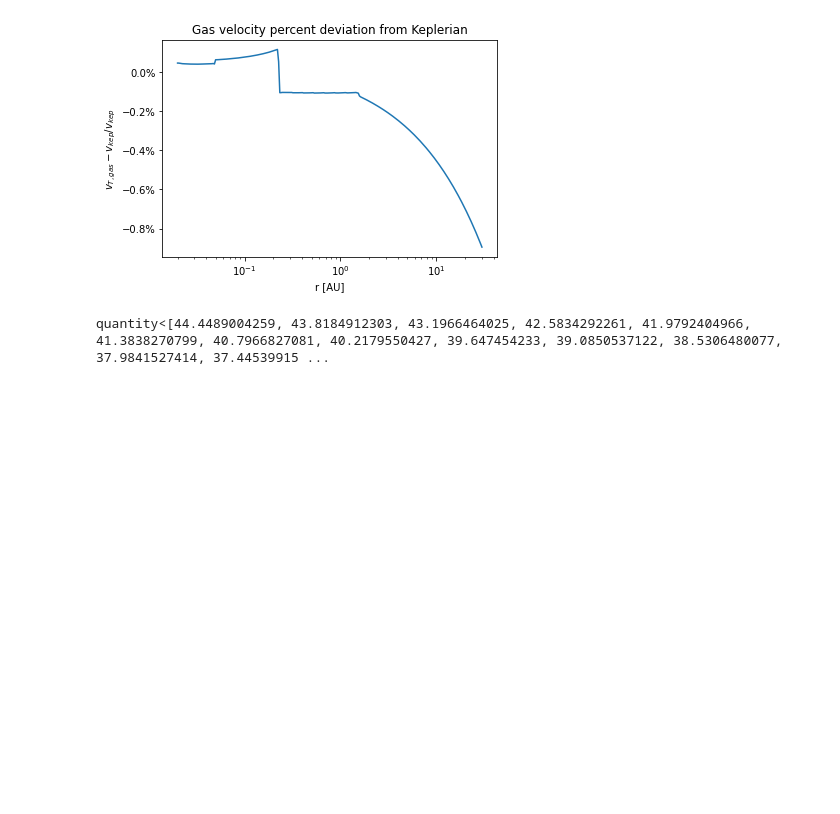
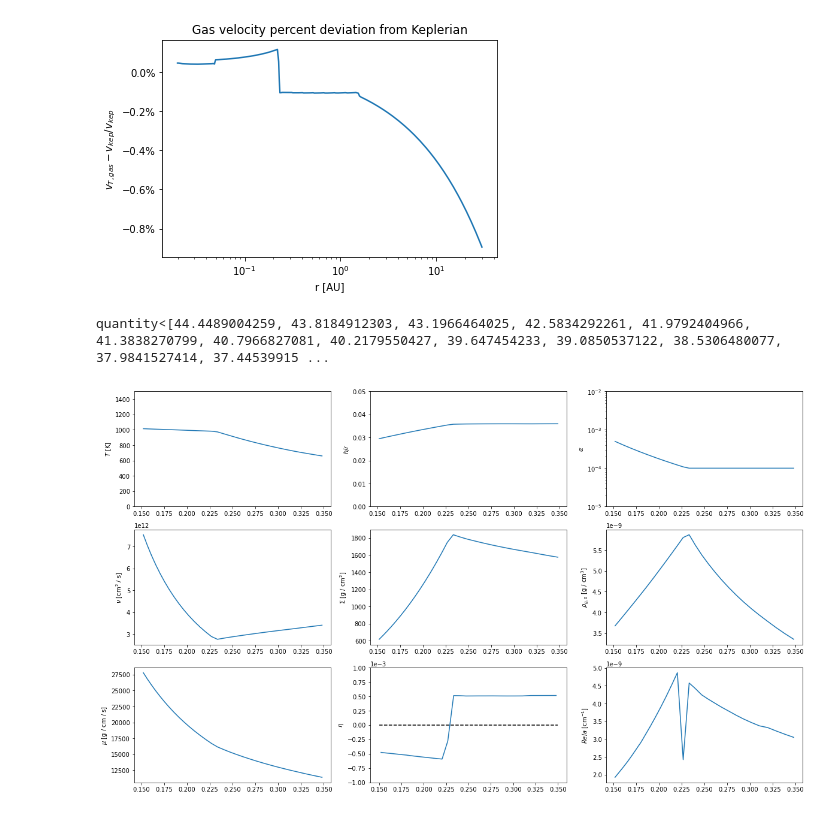
Before and after one commit to cassum-2022-project-21/workspace, a Jupyter notebook: disk/disk.ipynb, the cells around one changed output. Cells and saved outputs as stored; diff of their text form; code cells hidden in the pictures; blank space fills up the shorter version.

```diff
--- a/disk/disk.ipynb
+++ b/disk/disk.ipynb
@@ -38,0 +93,42 @@ quantity<[44.4489004259, 43.8184912303, 43.1966464025, 42.5834292261, 41.9792404
+# %%
+
+fig, _axs = plt.subplots(3, 3, figsize=(20, 12))
+axs = np.ravel(_axs)
+
+axs[0].plot(r[l], T[l])
+axs[0].set_ylim(0, 1500)
+axs[0].set_ylabel("$T$ [K]")
+
+axs[1].plot(r[l], (H/r_cm)[l])
+axs[1].set_ylim(0, 0.05)
+axs[1].set_ylabel("$h/r$")
+
+axs[2].plot(r[l], alpha[l])
+axs[2].set_yscale("log")
+axs[2].set_ylim(1e-5, 1e-2)
+axs[2].set_ylabel("$\\alpha$")
+
+axs[3].plot(r[l], nu[l])
+axs[3].set_ylabel("$\\nu$ [cm$^2$ / s]")
+
+axs[4].plot(r[l], sigma[l])
+axs[4].set_ylabel("$\\Sigma$ [g / cm$^2$]")
+
+axs[5].plot(r[l], rho_0[l])
+axs[5].set_ylabel("$\\rho_{g,0}$ [g / cm$^3$]")
+
+axs[6].plot(r[l], eta[l])
+axs[6].set_ylabel("$\\mu$ [g / cm / s]")
+
+axs[7].hlines(0, 0.15, 0.35, linestyles="--", color="black")
+axs[7].plot(r[l], _eta[l])
+axs[7].set_ylim(-0.001, 0.001)
+axs[7].set_ylabel("$\\eta$")
+axs[7].ticklabel_format(axis="y", style="sci", scilimits=(-1,1))
+
+axs[8].plot(r[l], Re_a[l])
+axs[8].set_ylabel("$Re / a$ [cm$^{-1}$]")
+
+plt.savefig("disk.png")
+# %% [output]
+[figure, added]
```
Also changed, not shown: parts of 2 cells of this notebook, 4 other files.
